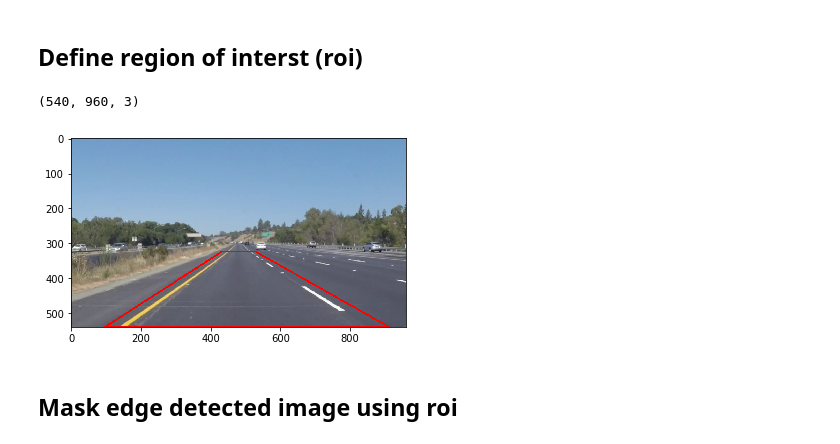
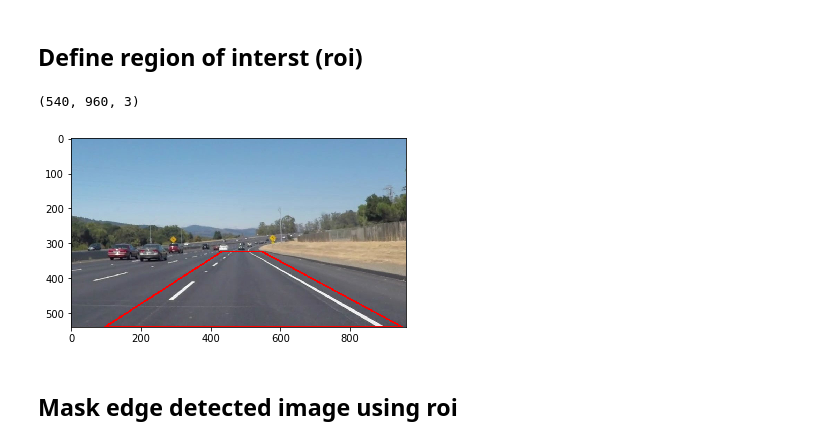
Before and after one commit to fjp/CarND-LaneLines-P1, a Jupyter notebook: P1.ipynb, the cells around one changed output. Saved outputs shown, nothing was run; the diff lists cells and outputs as text; code cells hidden in the pictures.

```diff
--- a/P1.ipynb
+++ b/P1.ipynb
@@ -263,8 +264,8 @@ Try tuning the various parameters, especially the low and high Canny thresholds
 # then save them to the test_images directory.
 
 # Read in and grayscale the image
-#image = mpimg.imread('test_images/solidWhiteCurve.jpg')
-image = mpimg.imread('test_images/solidYellowLeft.jpg')
+image = mpimg.imread('test_images/solidWhiteCurve.jpg')
+#image = mpimg.imread('test_images/solidWhiteRight.jpg')
 
 gray = grayscale(image)
 
@@ -306,28 +308,28 @@ Canny result image is: <class 'numpy.ndarray'> with dimensions: (540, 960)
 # %%
 # Define a four sided polygon to mask
 imshape = image.shape
 print(imshape)
 x_bottom_left = imshape[1]*0.1
 y_bottom_left = imshape[0]
 
 x_top_left = imshape[1]*0.45
 y_top_left = imshape[0]*0.6
 
-x_top_right = imshape[1]*0.55
+x_top_right = imshape[1]*0.57
 y_top_right = imshape[0]*0.6
 
-x_bottom_right = imshape[1]*0.95
+x_bottom_right = imshape[1]*0.99
 y_bottom_right = imshape[0]
 
 vertices = np.array([[(x_bottom_left,y_bottom_left),(x_top_left, y_top_left), (x_top_right, y_top_right), (x_bottom_right,y_bottom_right)]], dtype=np.int32)
 
 image_roi = np.copy(image)
 cv2.polylines(image_roi, vertices, 1, (255, 0, 0), thickness=3)
 plt.imshow(image_roi)
 plt.savefig('test_images_output/roi.jpg')
 # %% [output]
 (540, 960, 3)
-[figure, old version]
+[figure, new version]
 # %% [markdown]
 ## Mask edge detected image using roi
 # %%
```
Also changed, not shown: parts of 15 cells of this notebook, 12 other files.
